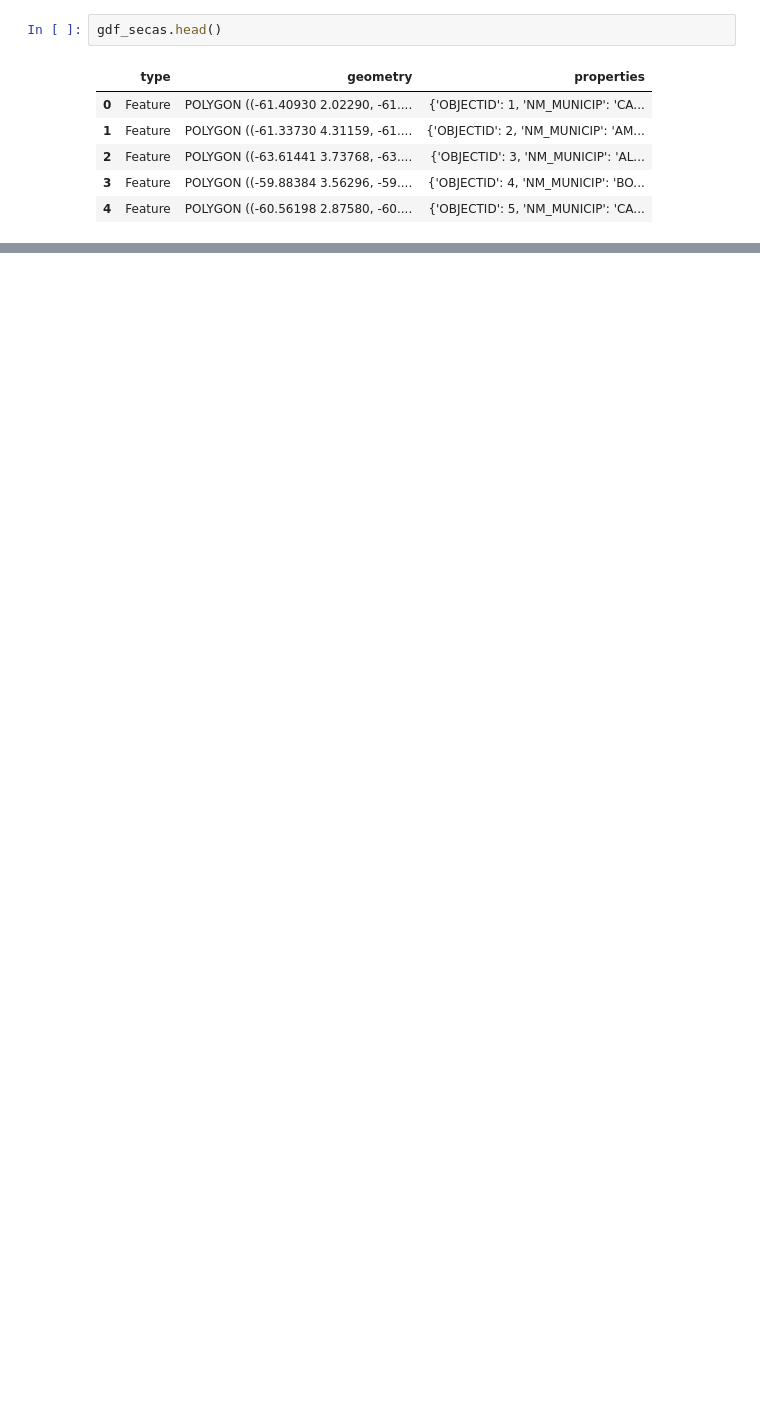
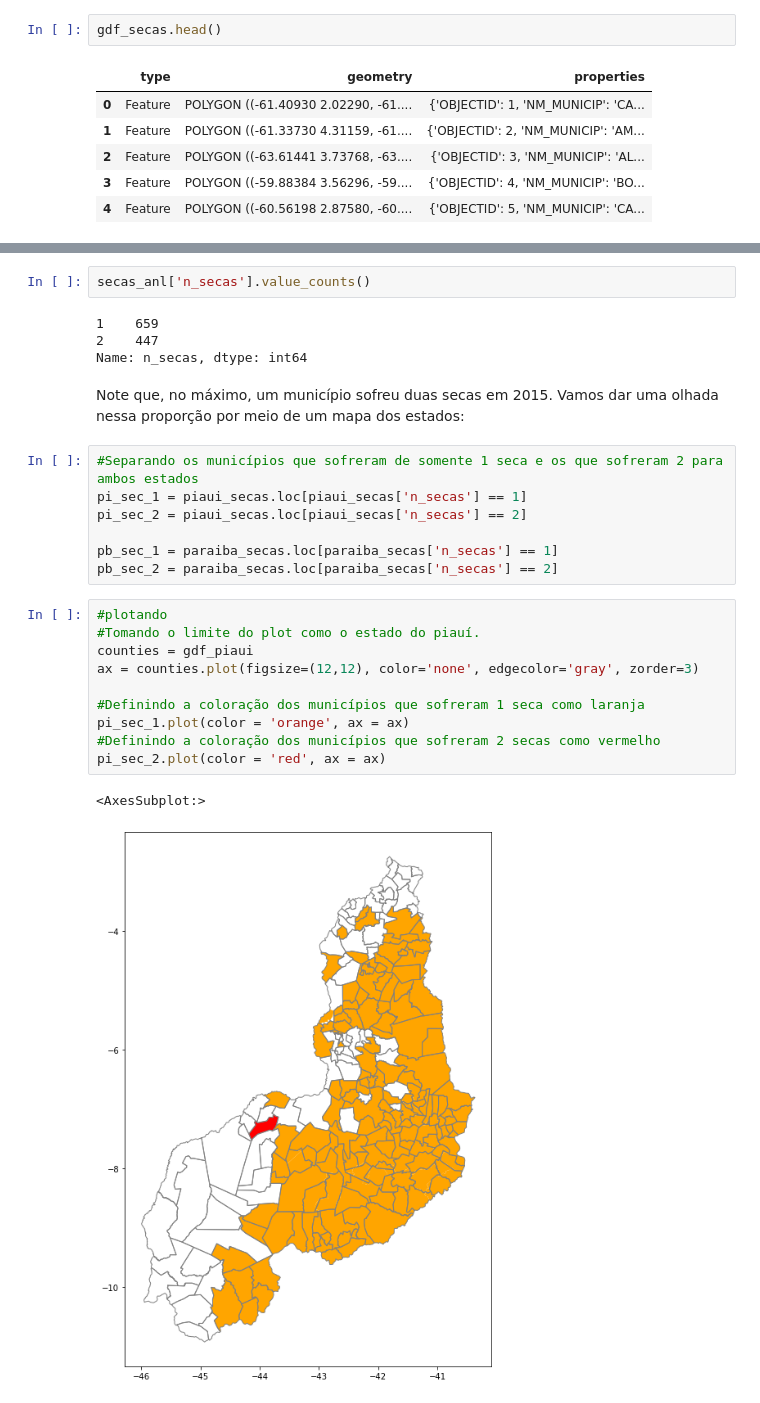
Before and after one commit to Erickslb/databasesA2, a Jupyter notebook: Banco de Dados - A2.ipynb, the cells around one changed output, grey strips where cells are left out. Drawn from its saved outputs; the diff is of its cells as text; blank space fills up the shorter version.

```diff
--- a/Banco de Dados - A2.ipynb
+++ b/Banco de Dados - A2.ipynb
@@ -246,0 +307,28 @@ gdf_renda.head()
+# %%
+secas_anl['n_secas'].value_counts()
+# %% [output]
+1    659
+2    447
+Name: n_secas, dtype: int64
+# %% [markdown]
+Note que, no máximo, um município sofreu duas secas em 2015. Vamos dar uma olhada nessa proporção por meio de um mapa dos estados:
+# %%
+#Separando os municípios que sofreram de somente 1 seca e os que sofreram 2 para ambos estados
+pi_sec_1 = piaui_secas.loc[piaui_secas['n_secas'] == 1]
+pi_sec_2 = piaui_secas.loc[piaui_secas['n_secas'] == 2]
+
+pb_sec_1 = paraiba_secas.loc[paraiba_secas['n_secas'] == 1]
+pb_sec_2 = paraiba_secas.loc[paraiba_secas['n_secas'] == 2]
+# %%
+#plotando
+#Tomando o limite do plot como o estado do piauí.
+counties = gdf_piaui
+ax = counties.plot(figsize=(12,12), color='none', edgecolor='gray', zorder=3)
+
+#Definindo a coloração dos municípios que sofreram 1 seca como laranja
+pi_sec_1.plot(color = 'orange', ax = ax)
+#Definindo a coloração dos municípios que sofreram 2 secas como vermelho
+pi_sec_2.plot(color = 'red', ax = ax)
+# %% [output]
+<AxesSubplot:>
+[figure, added]
```
Also changed, not shown: parts of 52 cells of this notebook.
